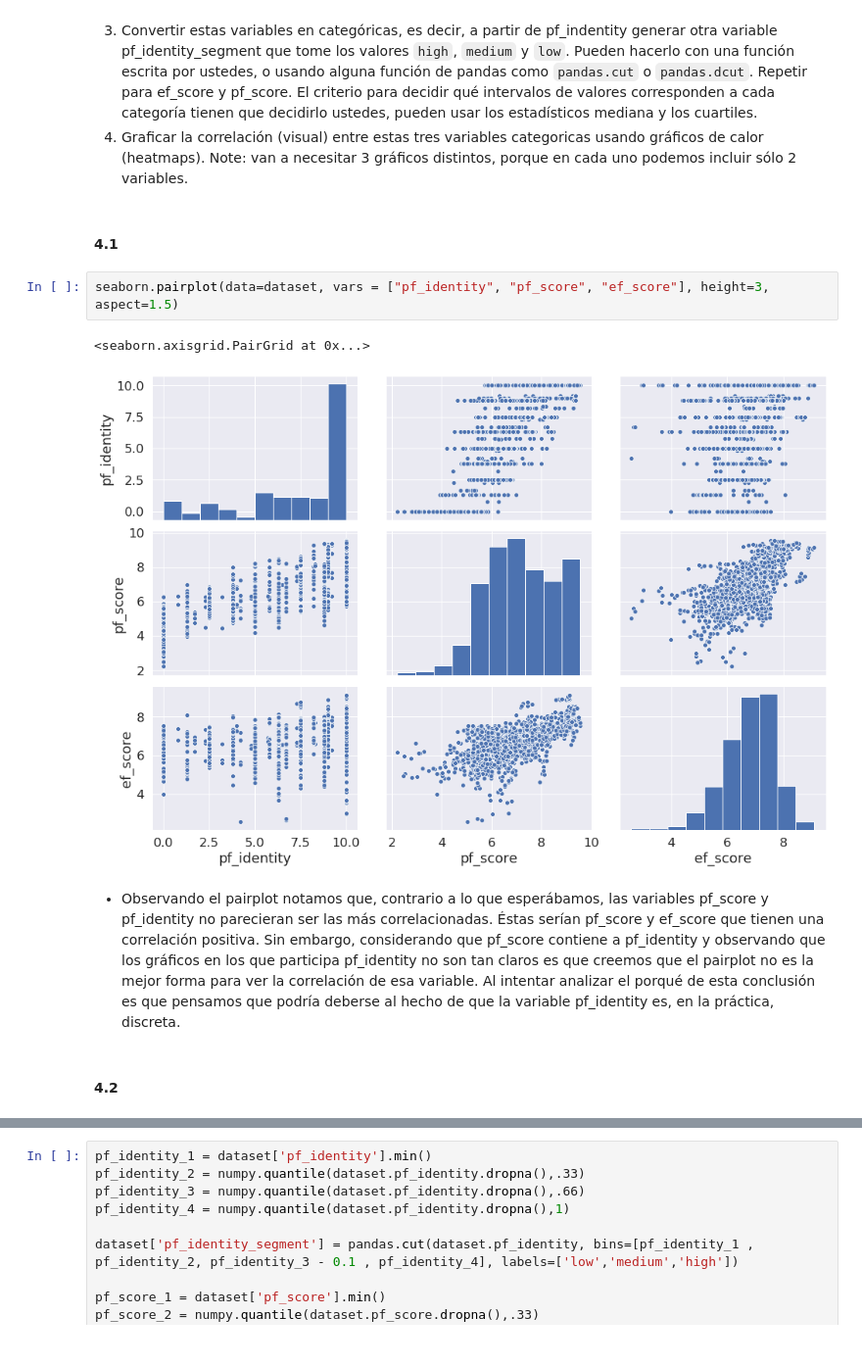
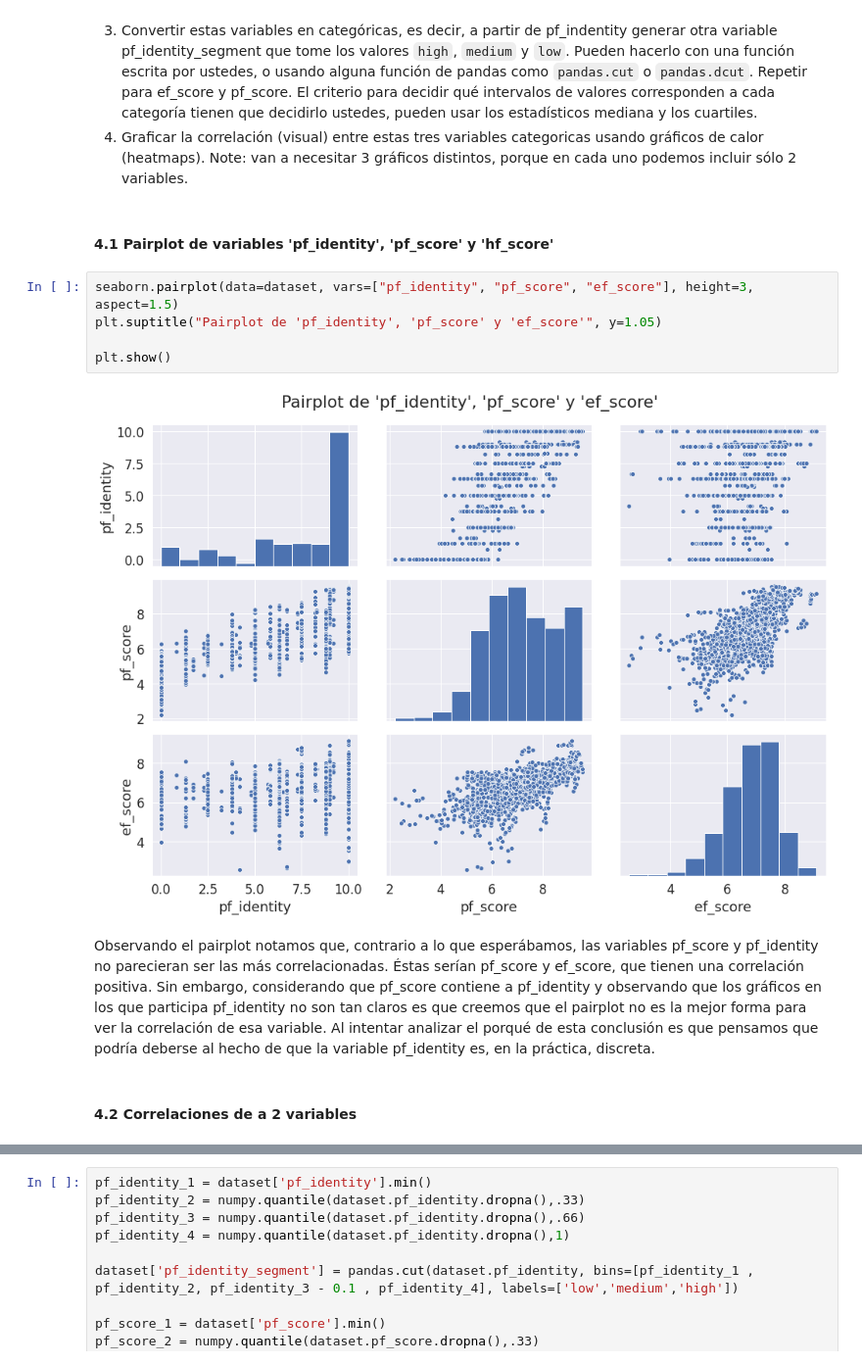
Before and after one commit to diegobcuadro/AyV_Grupo10, a Jupyter notebook: practico.ipynb, the cells around one changed output, grey strips where cells are left out. Shown at 98% size. Saved outputs shown, nothing was run; the diff lists cells and outputs as text.

```diff
--- a/practico.ipynb
+++ b/practico.ipynb
@@ -678,14 +769,16 @@ Como pf_indentity contribuye al cálculo de pf_score esperamos hallar algún gra
 3. Convertir estas variables en categóricas, es decir, a partir de pf_indentity generar otra variable pf_identity_segment que tome los valores `high`, `medium` y `low`. Pueden hacerlo con una función escrita por ustedes, o usando alguna función de pandas como `pandas.cut` o `pandas.dcut`. Repetir para ef_score y pf_score. El criterio para decidir qué intervalos de valores corresponden a cada categoría tienen que decidirlo ustedes, pueden usar los estadísticos mediana y los cuartiles.
 4. Graficar la correlación (visual) entre estas tres variables categoricas usando gráficos de calor (heatmaps). Note: van a necesitar 3 gráficos distintos, porque en cada uno podemos incluir sólo 2 variables.
 # %% [markdown]
-#### 4.1
+#### 4.1 Pairplot de variables 'pf_identity', 'pf_score' y 'hf_score'
 # %%
-seaborn.pairplot(data=dataset, vars = ["pf_identity", "pf_score", "ef_score"], height=3, aspect=1.5)
+seaborn.pairplot(data=dataset, vars=["pf_identity", "pf_score", "ef_score"], height=3, aspect=1.5)
+plt.suptitle("Pairplot de 'pf_identity', 'pf_score' y 'ef_score'", y=1.05)
+
+plt.show()
 # %% [output]
-<seaborn.axisgrid.PairGrid at 0x...>
-[figure, old version]
+[figure, new version]
 # %% [markdown]
-* Observando el pairplot notamos que, contrario a lo que esperábamos, las variables pf_score y pf_identity no parecieran ser las más correlacionadas. Éstas serían pf_score y ef_score que tienen una correlación positiva. Sin embargo, considerando que pf_score contiene a pf_identity y observando que los gráficos en los que participa pf_identity no son tan claros es que creemos que el pairplot no es la mejor forma para ver la correlación de esa variable. Al intentar analizar el porqué de esta conclusión es que pensamos que podría deberse al hecho de que la variable pf_identity es, en la práctica, discreta.
+Observando el pairplot notamos que, contrario a lo que esperábamos, las variables pf_score y pf_identity no parecieran ser las más correlacionadas. Éstas serían pf_score y ef_score, que tienen una correlación positiva. Sin embargo, considerando que pf_score contiene a pf_identity y observando que los gráficos en los que participa pf_identity no son tan claros es que creemos que el pairplot no es la mejor forma para ver la correlación de esa variable. Al intentar analizar el porqué de esta conclusión es que pensamos que podría deberse al hecho de que la variable pf_identity es, en la práctica, discreta.
 # %% [markdown]
-#### 4.2
+#### 4.2 Correlaciones de a 2 variables
 # %% [markdown]
```
Also changed, not shown: parts of 107 cells of this notebook.
